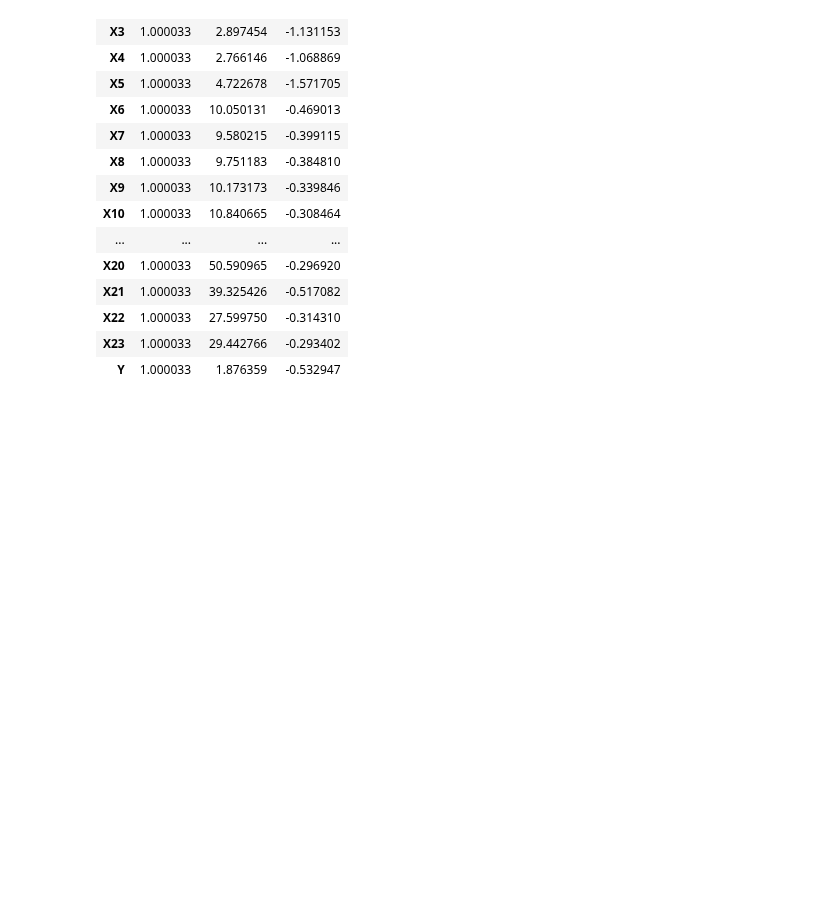
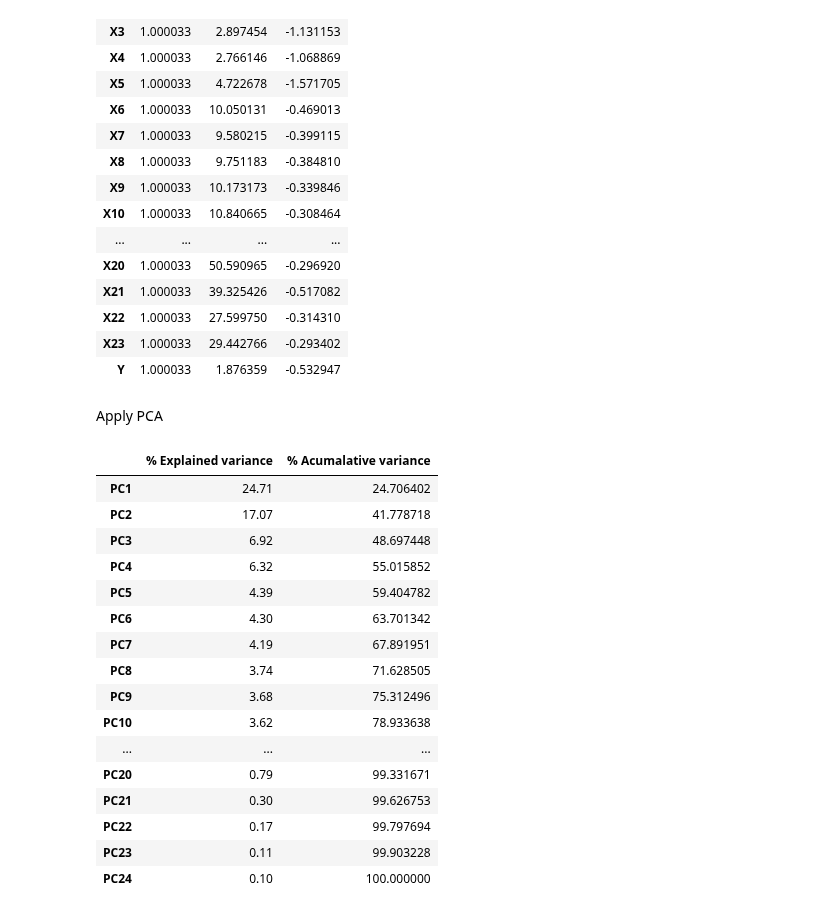
Before and after one commit to PosgradoMNA/actividades-del-projecto-team-1, a Jupyter notebook: Modulo3/Semana4_Actividad4_Team1.ipynb, the cells around one changed output. Cells and saved outputs as stored; diff of their text form; code cells hidden in the pictures; blank space fills up the shorter version.

```diff
--- a/Modulo3/Semana4_Actividad4_Team1.ipynb
+++ b/Modulo3/Semana4_Actividad4_Team1.ipynb
@@ -207,3 +189,43 @@ pd.DataFrame(summary)
 | X22 | 1.000033 | 27.599750 | -0.314310 |
 | X23 | 1.000033 | 29.442766 | -0.293402 |
 | Y | 1.000033 | 1.876359 | -0.532947 |
+# %% [markdown]
+Apply PCA
+# %%
+from sklearn.decomposition import PCA
+
+pcs = PCA()
+
+pcs_t = pcs.fit_transform(scaled_df)
+# %%
+pcsSummary_df = pd.DataFrame({
+                            '% Explained variance': np.round(pcs.explained_variance_ratio_,4)*100,
+                            '% Acumalative variance': np.cumsum(pcs.explained_variance_ratio_)*100,
+
+                            })
+pcsSummary_df
+
+PCLabel=[]
+for i in range(len(scaled_df.columns)):
+  PCLabel.append(f'PC{i + 1}' )
+
+pcsSummary_df.index = PCLabel
+pcsSummary_df
+# %% [output]
+|  | % Explained variance | % Acumalative variance |
+| PC1 | 24.71 | 24.706402 |
+| PC2 | 17.07 | 41.778718 |
+| PC3 | 6.92 | 48.697448 |
+| PC4 | 6.32 | 55.015852 |
+| PC5 | 4.39 | 59.404782 |
+| PC6 | 4.30 | 63.701342 |
+| PC7 | 4.19 | 67.891951 |
+| PC8 | 3.74 | 71.628505 |
+| PC9 | 3.68 | 75.312496 |
+| PC10 | 3.62 | 78.933638 |
+| ... | ... | ... |
+| PC20 | 0.79 | 99.331671 |
+| PC21 | 0.30 | 99.626753 |
+| PC22 | 0.17 | 99.797694 |
+| PC23 | 0.11 | 99.903228 |
+| PC24 | 0.10 | 100.000000 |
```
Also changed, not shown: parts of 3 cells of this notebook.
